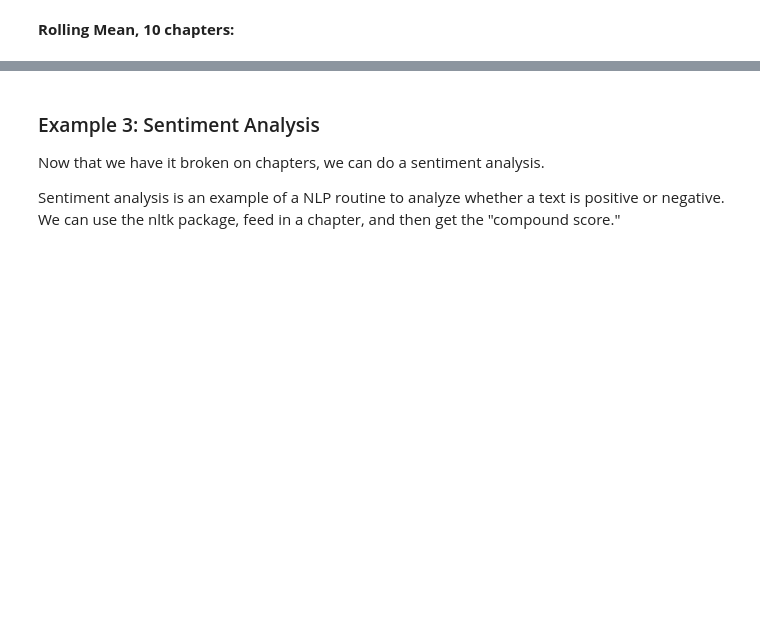
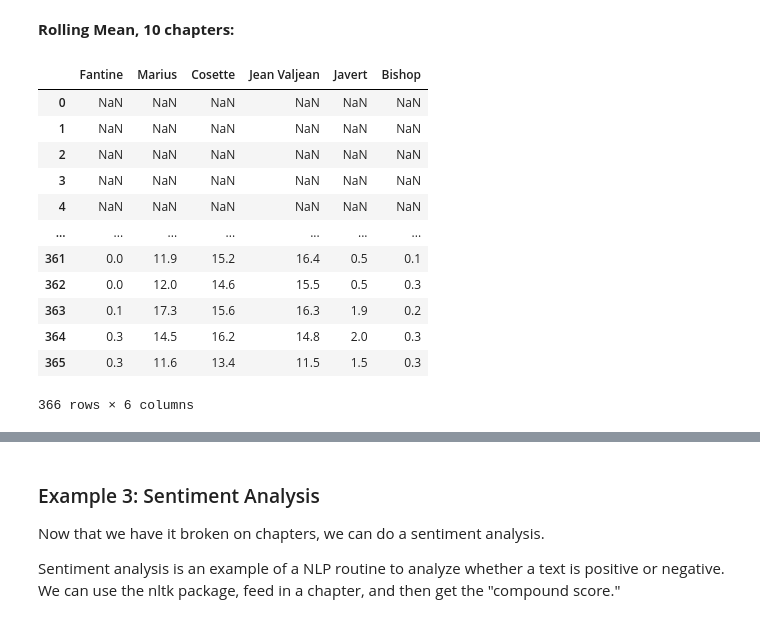
Before and after one commit to jphutch/ACE-592-SAE, a Jupyter notebook: Lectures/2_Text/30_Feeling_Miserable.ipynb, the cells around one changed output, grey strips where cells are left out. Drawn from its saved outputs; the diff is of its cells as text; code cells hidden in the pictures; blank space fills up the shorter version.

```diff
--- a/Lectures/2_Text/30_Feeling_Miserable.ipynb
+++ b/Lectures/2_Text/30_Feeling_Miserable.ipynb
@@ -812,6 +825,22 @@ Text(0, 0.5, 'Total Mentions)')
 [figure]
 # %% [markdown]
 __Rolling Mean, 10 chapters:__
+# %%
+character_df.rolling(10).mean()
+# %% [output]
+|  | Fantine | Marius | Cosette | Jean Valjean | Javert | Bishop |
+| 0 | NaN | NaN | NaN | NaN | NaN | NaN |
+| 1 | NaN | NaN | NaN | NaN | NaN | NaN |
+| 2 | NaN | NaN | NaN | NaN | NaN | NaN |
+| 3 | NaN | NaN | NaN | NaN | NaN | NaN |
+| 4 | NaN | NaN | NaN | NaN | NaN | NaN |
+| ... | ... | ... | ... | ... | ... | ... |
+| 361 | 0.0 | 11.9 | 15.2 | 16.4 | 0.5 | 0.1 |
+| 362 | 0.0 | 12.0 | 14.6 | 15.5 | 0.5 | 0.3 |
+| 363 | 0.1 | 17.3 | 15.6 | 16.3 | 1.9 | 0.2 |
+| 364 | 0.3 | 14.5 | 16.2 | 14.8 | 2.0 | 0.3 |
+| 365 | 0.3 | 11.6 | 13.4 | 11.5 | 1.5 | 0.3 |
+366 rows × 6 columns
 # %%
 f,a = plt.subplots(figsize = (20, 5))
 
```
Also changed, not shown: parts of 11 cells of this notebook, 10 other files.
